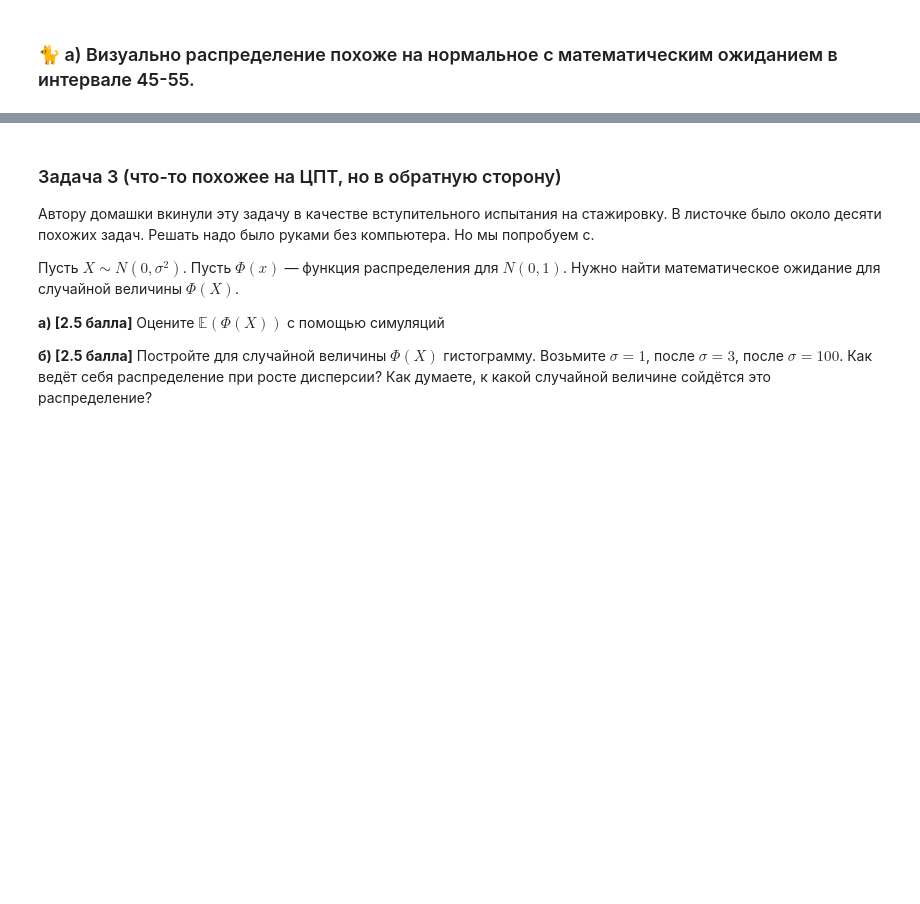
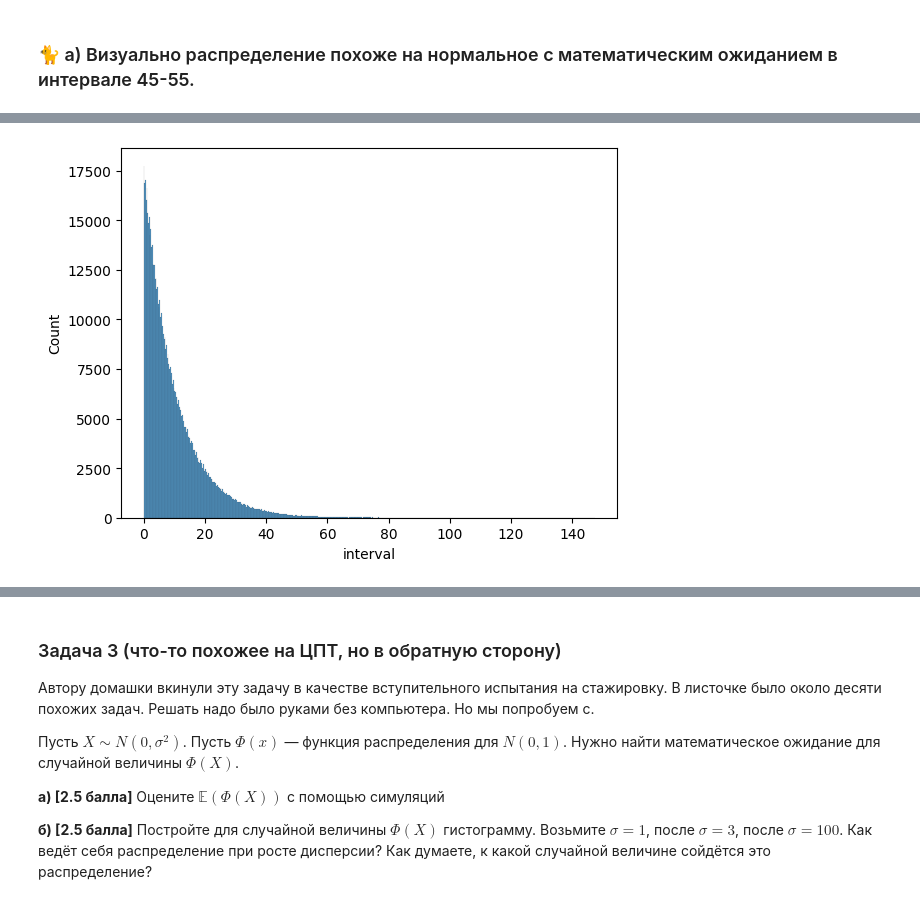
Before and after one commit to zhus-dika/math_home_works, a Jupyter notebook: hw_01_27_dzhusupova.ipynb, the cells around one changed output, grey strips where cells are left out. Saved outputs shown, nothing was run; the diff lists cells and outputs as text; code cells hidden in the pictures; blank space fills up the shorter version.

```diff
--- a/hw_01_27_dzhusupova.ipynb
+++ b/hw_01_27_dzhusupova.ipynb
@@ -238,0 +278,7 @@ plt.hist(vals);
+# %%
+# в) estimation of dispersion
+val = 0
+for i in uniform_vals:
+  val += (i - x_bar)**2
+disp_hat = np.sqrt(1 / (len(uniform_vals) - 1) * val)
+print('estimation of dispersion =', disp_hat)
@@ -238,0 +287,21 @@ plt.hist(vals);
+# %%
+# г) - а
+intervals_exp = []
+for i in range(10000):
+  mins = 0
+  elts = []
+  while mins <= 720:
+    rnd = round(sps.expon.rvs(scale=10, size=1)[0], 2)
+    elts.append(rnd)
+    mins += rnd
+  intervals_exp.append(elts)
+# %%
+# г) - а
+bus_exp_df = pd.DataFrame(data = {'interval': intervals_exp[0],
+                              'experiment': 1
+                              })
+for i in range(1, 10000):
+  bus_exp_df = pd.concat([bus_exp_df,
+                      pd.DataFrame(data = {'interval': intervals_exp[i],
+                                           'experiment': i + 1
+                                           })])
@@ -238,0 +318,5 @@ plt.hist(vals);
+# %%
+# г) - а
+sns.histplot(data=bus_exp_df, x="interval");
+# %% [output]
+[figure, added]
```
Also changed, not shown: parts of 14 cells of this notebook.
